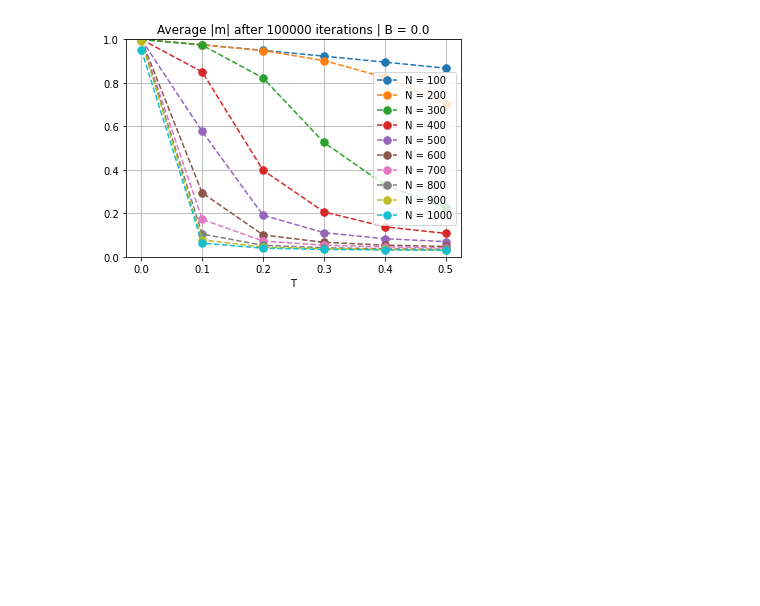
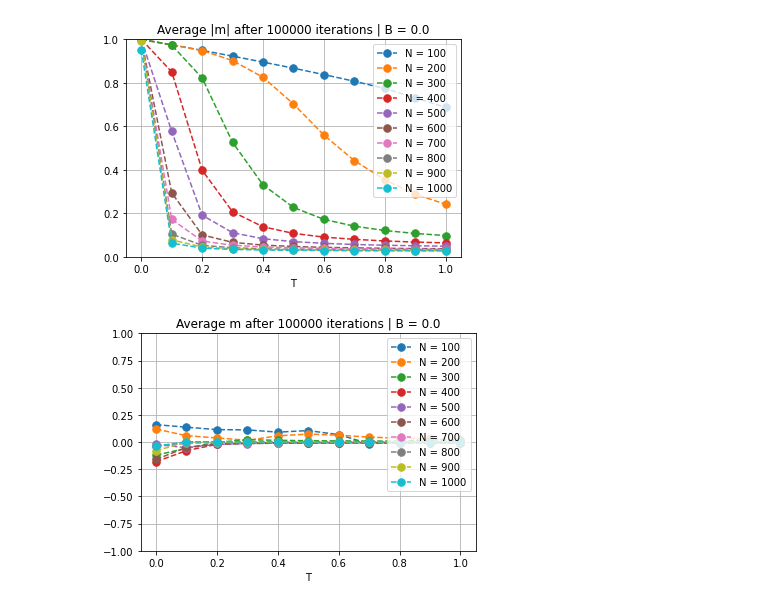
Before and after one commit to MarcBerneman/SpinGlassesModel, a Jupyter notebook: postProcessing.ipynb, the cells around one changed output. Cells and saved outputs as stored; diff of their text form; code cells hidden in the pictures; blank space fills up the shorter version.

```diff
--- a/postProcessing.ipynb
+++ b/postProcessing.ipynb
@@ -7,29 +7,38 @@ import json
 data_folder = Path('C:\\Users\\marcb\\Desktop\\SpinGlassesModel\\data')
 N = np.arange(100, 1100, 100)
 B = 0.0
-T = np.arange(0, 0.6, 0.1)
+T = np.arange(0, 1.1, 0.1) * 1
 iterations = 100000
 seeds = 100
 # %%
-m = np.zeros(shape=(2, N.size, T.size, seeds))
+m = np.empty(shape=(11, N.size, T.size, seeds))
+m[:] = np.nan
 for i, n in enumerate(N):
     for j, t in enumerate(T):
         for seed in range(seeds):
             filename = data_folder / f"{n}_{B}_{t:.1f}_{iterations}" / f"{seed}.json"
-            with open(filename, 'r') as f:
-                dictionary = json.load(f)
-            m[0, i, j, seed] = dictionary['m_init']
-            m[1, i, j, seed] = dictionary['m_final']
-m_mean = np.abs(m).mean(axis=3)
+            if filename.exists():
+                with open(filename, 'r') as f:
+                    dictionary = json.load(f)
+                m[:, i, j, seed] = dictionary['m']
+indices = dictionary['indices']
+m_abs_mean = np.nanmean(np.abs(m), axis=3)
+m_mean = np.nanmean(m, axis=3)
 # %%
-plt.figure()
-for i, n in enumerate(N):
-    plt.plot(T, m_mean[1, i, :], '.--', markersize=15, label=f"N = {n}")
-plt.ylim(0, 1)
-plt.grid()
-plt.legend()
-plt.xlabel('T')
-plt.title(f"Average |m| after {iterations} iterations | B = {B:.1f}")
+for plot_iter, data in enumerate([m_abs_mean, m_mean]):
+    plt.figure()
+    for i, n in enumerate(N):
+        plt.plot(T, data[-1, i, :], '.--', markersize=15, label=f"N = {n}")
+    plt.grid()
+    plt.legend()
+    plt.xlabel('T')
+    if plot_iter == 0:
+        plt.title(f"Average |m| after {iterations} iterations | B = {B:.1f}")
+        plt.ylim(0, 1)
+    else:
+        plt.title(f"Average m after {iterations} iterations | B = {B:.1f}")
+        plt.ylim(-1, 1)
 plt.show()
 # %% [output]
-[figure, old version]
+[figure, new version]
+[figure, added]
```
Also changed, not shown: parts of 2 cells of this notebook.
